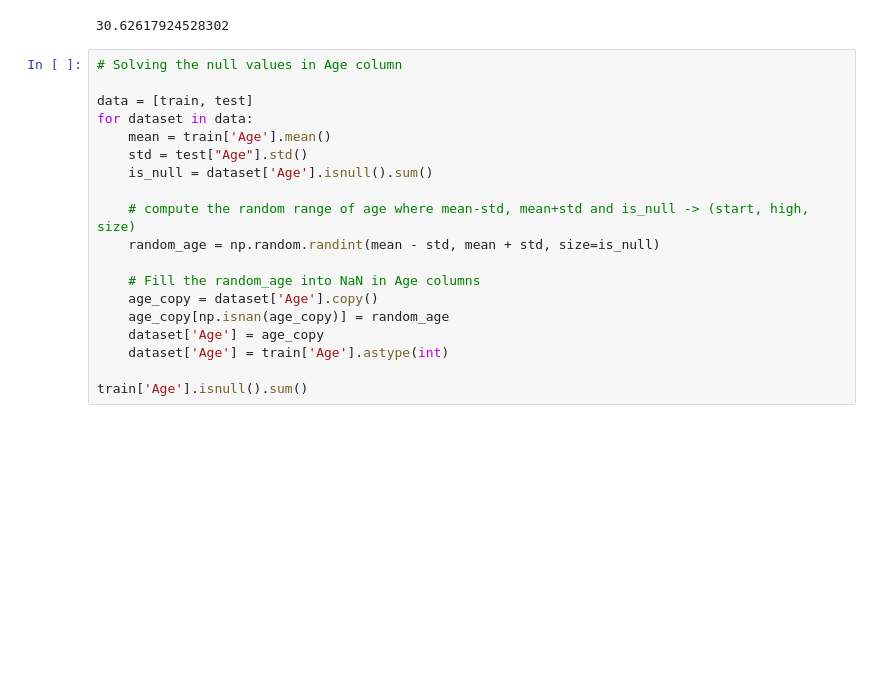
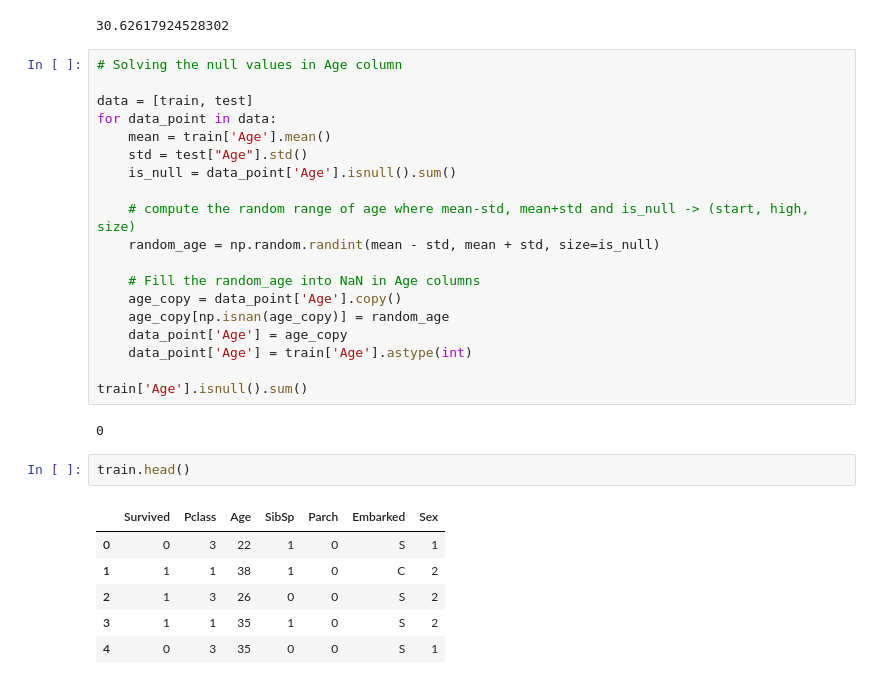
Before and after one commit to dhrey112/Project-ML-and-DL, a Jupyter notebook: titanic/Untitled.ipynb, the cells around one changed output. Cells and saved outputs as stored; diff of their text form; blank space fills up the shorter version.

```diff
--- a/titanic/Untitled.ipynb
+++ b/titanic/Untitled.ipynb
@@ -297,18 +267,29 @@ age_nsur_mean
 # Solving the null values in Age column
 
 data = [train, test]
-for dataset in data:
+for data_point in data:
     mean = train['Age'].mean()
     std = test["Age"].std()
-    is_null = dataset['Age'].isnull().sum()
+    is_null = data_point['Age'].isnull().sum()
 
     # compute the random range of age where mean-std, mean+std and is_null -> (start, high, size)
     random_age = np.random.randint(mean - std, mean + std, size=is_null)
 
     # Fill the random_age into NaN in Age columns
-    age_copy = dataset['Age'].copy()
+    age_copy = data_point['Age'].copy()
     age_copy[np.isnan(age_copy)] = random_age
-    dataset['Age'] = age_copy
-    dataset['Age'] = train['Age'].astype(int)
+    data_point['Age'] = age_copy
+    data_point['Age'] = train['Age'].astype(int)
 
 train['Age'].isnull().sum()
+# %% [output]
+0
+# %%
+train.head()
+# %% [output]
+|  | Survived | Pclass | Age | SibSp | Parch | Embarked | Sex |
+| 0 | 0 | 3 | 22 | 1 | 0 | S | 1 |
+| 1 | 1 | 1 | 38 | 1 | 0 | C | 2 |
+| 2 | 1 | 3 | 26 | 0 | 0 | S | 2 |
+| 3 | 1 | 1 | 35 | 1 | 0 | S | 2 |
+| 4 | 0 | 3 | 35 | 0 | 0 | S | 1 |
```
Also changed, not shown: parts of 35 cells of this notebook, 1 other file.
